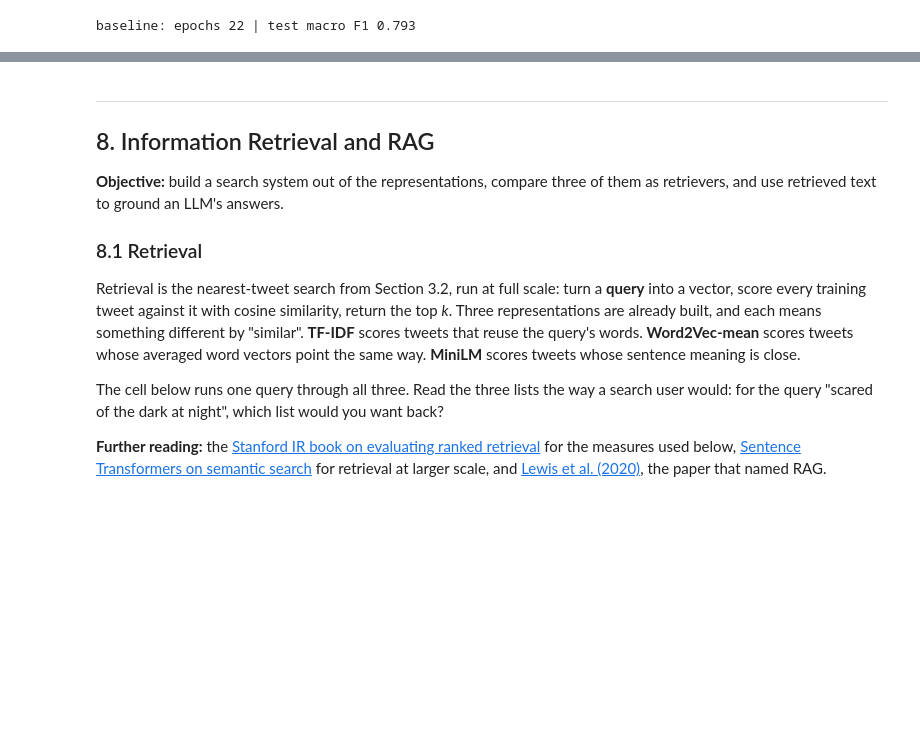
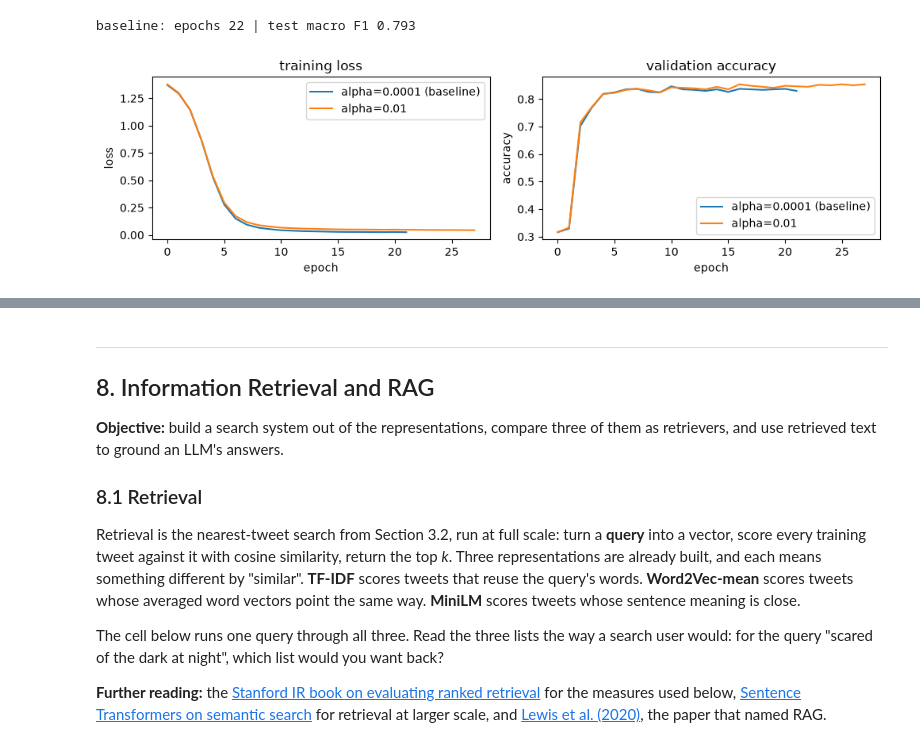
Before and after one commit to lujen113271623-hash/DM2026-Lab2-Exercise, a Jupyter notebook: DM2026-Lab2-Master.ipynb, the cells around one changed output, grey strips where cells are left out. Drawn from its saved outputs; the diff is of its cells as text; code cells hidden in the pictures; blank space fills up the shorter version.

```diff
--- a/DM2026-Lab2-Master.ipynb
+++ b/DM2026-Lab2-Master.ipynb
@@ -1575,3 +1887,24 @@ print("baseline: epochs", len(mlp_tfidf.loss_curve_),
 baseline: epochs 22 | test macro F1 0.793
 # %%
 #Answer here
+dracon_mlp_alpha = MLPClassifier(
+    hidden_layer_sizes=(128, 64),   # 與基線相同
+    alpha=0.01,                     # 唯一改動：L2 強度 0.0001 -> 0.01
+    max_iter=300,
+    early_stopping=True, validation_fraction=0.15,
+    random_state=SEED,              # 與基線相同，確保公平比較
+)
+dracon_mlp_alpha.fit(X_train_tfidf, y_train)
+
+plot_curves({"alpha=0.0001 (baseline)": mlp_tfidf,
+             "alpha=0.01": dracon_mlp_alpha})
+
+for label, m in [("baseline", mlp_tfidf), ("alpha=0.01", dracon_mlp_alpha)]:
+    s = evaluate(y_test, m.predict(X_test_tfidf))
+    print(f"{label:10s} epochs={len(m.loss_curve_):3d} "
+          f"final loss={m.loss_curve_[-1]:.3f} "
+          f"peak val acc={max(m.validation_scores_):.3f} "
+          f"(epoch {int(np.argmax(m.validation_scores_))}) "
+          f"test macro F1={s['macro_f1']:.3f}")
+# %% [output]
+[figure, added]
```
Also changed, not shown: parts of 31 cells of this notebook, 1 other file.
